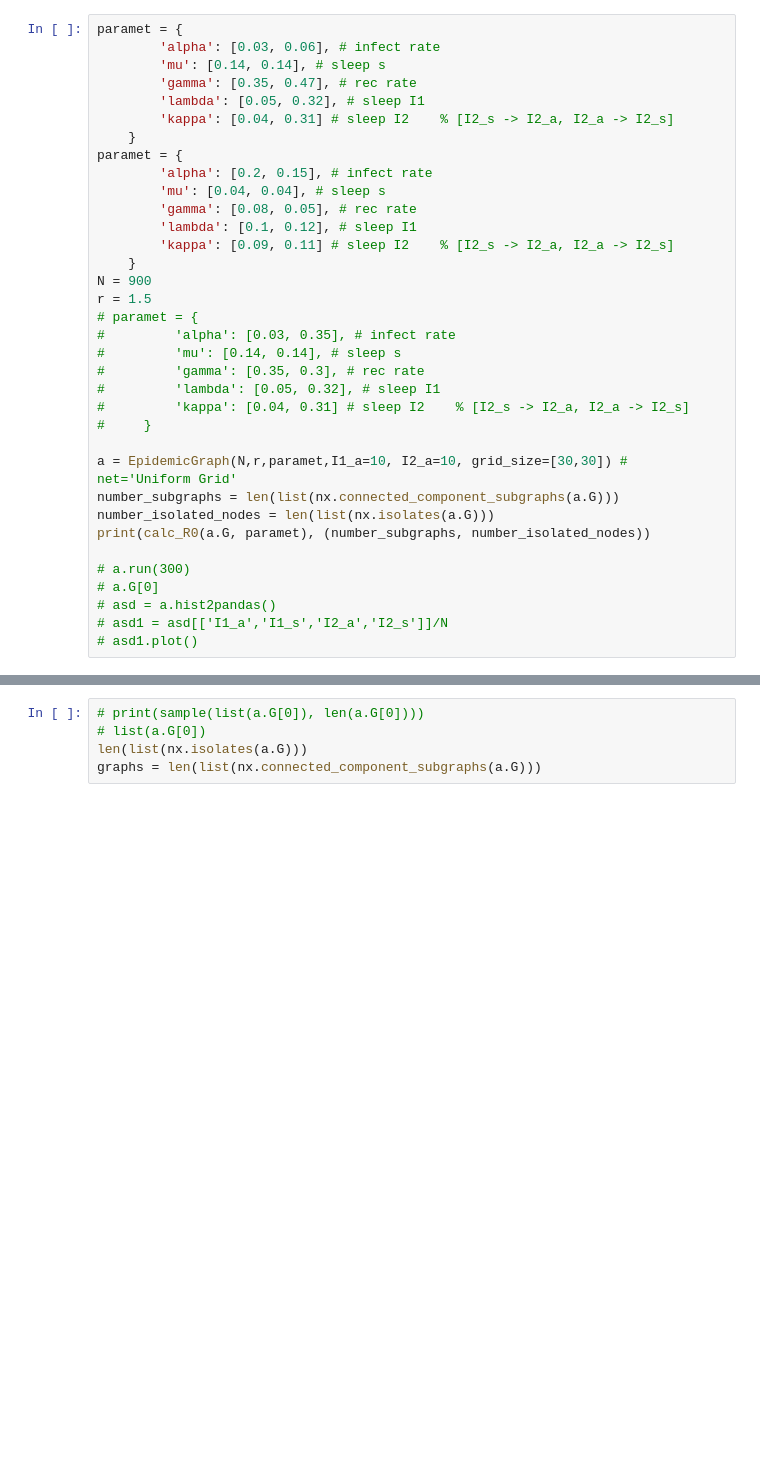
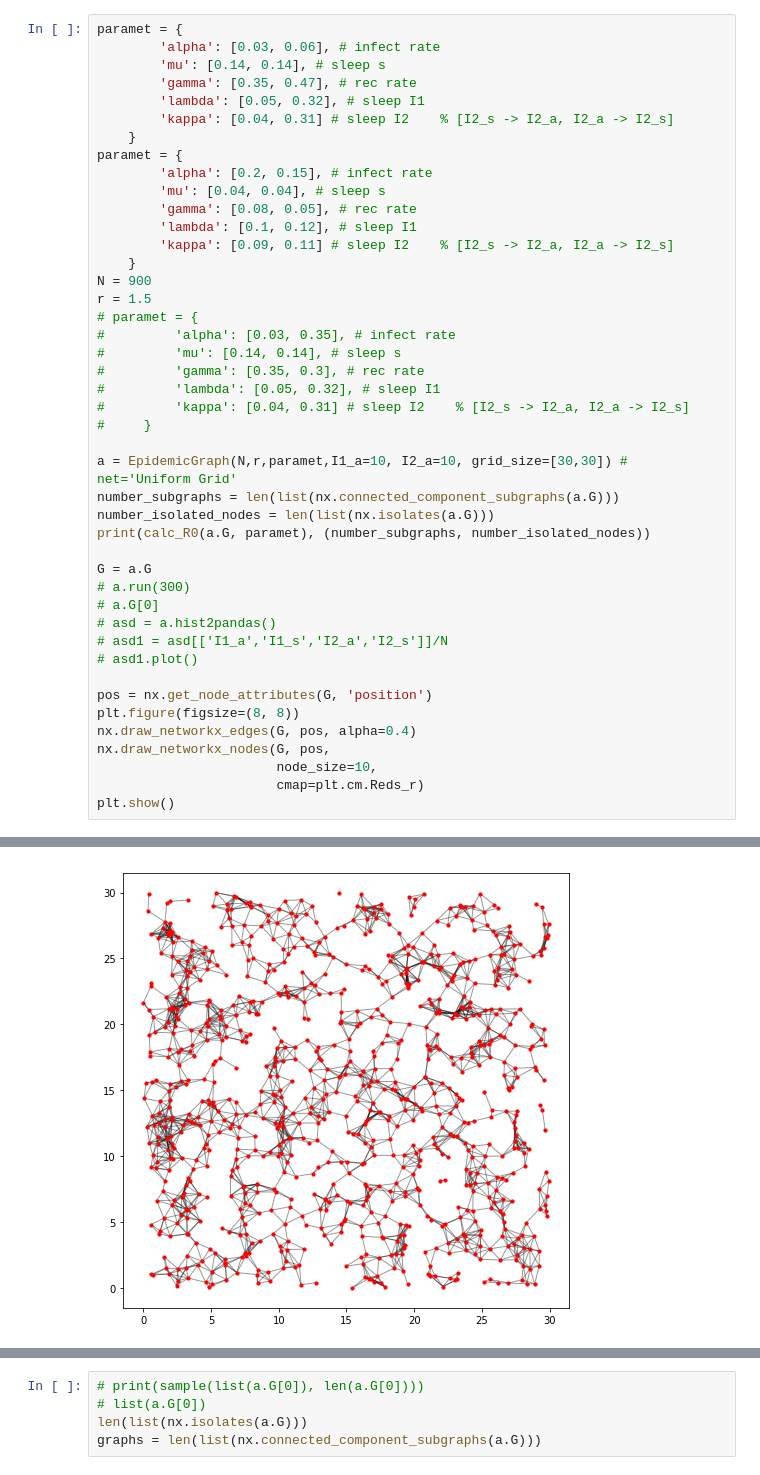
Before and after one commit to Dmitriy-Fedorov/Epidemic-Model, a Jupyter notebook: for_report_figure_1/1st.ipynb, the cells around one changed output, grey strips where cells are left out. Saved outputs shown, nothing was run; the diff lists cells and outputs as text; blank space fills up the shorter version.

```diff
--- a/for_report_figure_1/1st.ipynb
+++ b/for_report_figure_1/1st.ipynb
@@ -36,9 +37,18 @@ number_subgraphs = len(list(nx.connected_component_subgraphs(a.G)))
 number_isolated_nodes = len(list(nx.isolates(a.G)))
 print(calc_R0(a.G, paramet), (number_subgraphs, number_isolated_nodes))
 
+G = a.G
 # a.run(300)
 # a.G[0]
 # asd = a.hist2pandas()
 # asd1 = asd[['I1_a','I1_s','I2_a','I2_s']]/N
 # asd1.plot()
+
+pos = nx.get_node_attributes(G, 'position')
+plt.figure(figsize=(8, 8))
+nx.draw_networkx_edges(G, pos, alpha=0.4)
+nx.draw_networkx_nodes(G, pos,
+                       node_size=10,
+                       cmap=plt.cm.Reds_r)
+plt.show()
 # %% [output]
@@ -46 +56,2 @@ print(calc_R0(a.G, paramet), (number_subgraphs, number_isolated_nodes))
+[figure, added]
 # %%
```
Also changed, not shown: parts of 5 cells of this notebook, 3 other files.
